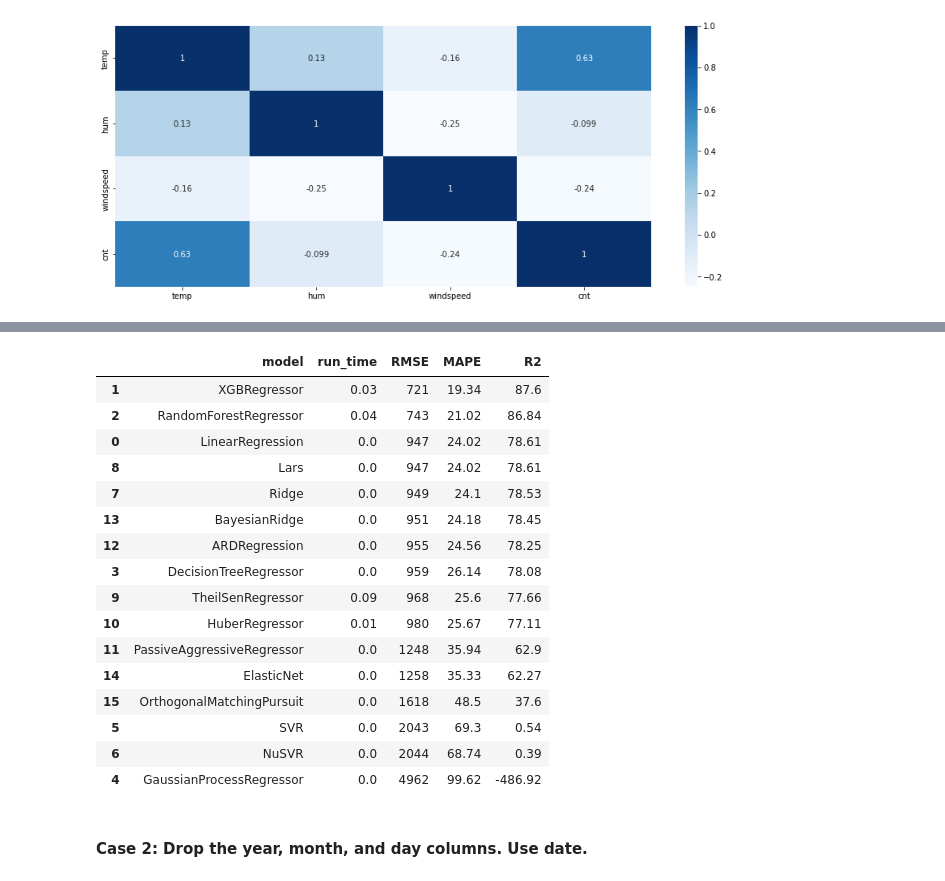
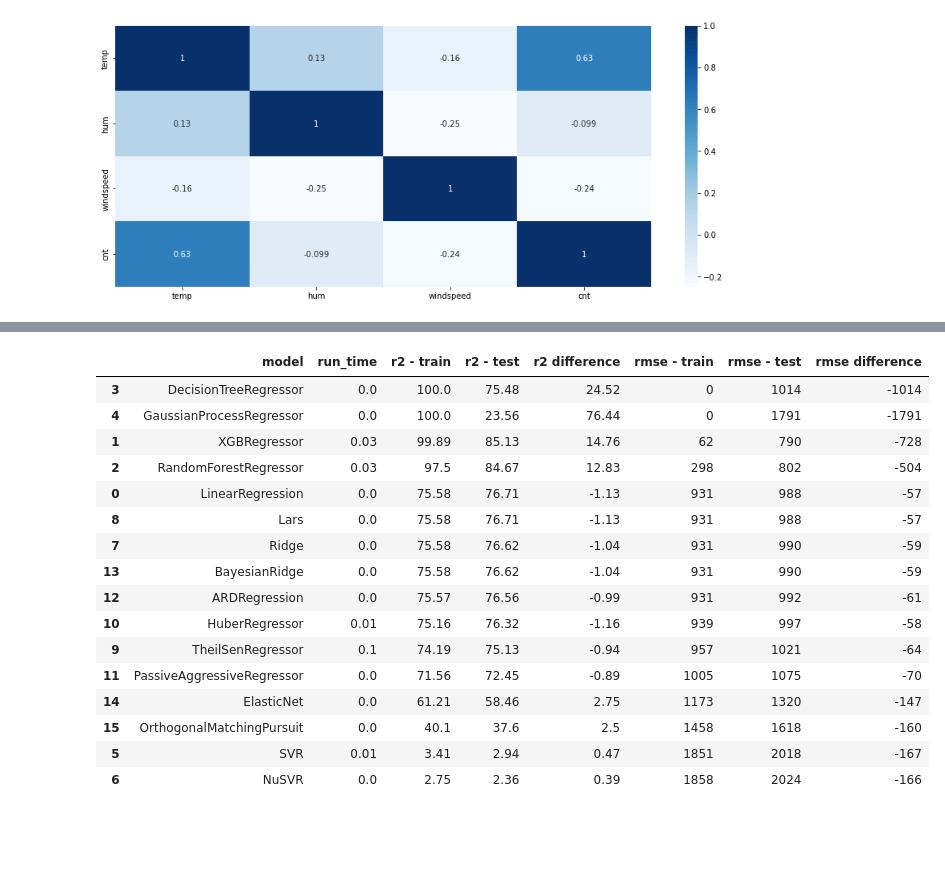
Before and after one commit to isabelgrau/ADMN5010-Operational-Analytics, a Jupyter notebook: ADMN5010 - Final Project - MariaIsabel Asharani.ipynb, the cells around one changed output, grey strips where cells are left out. Cells and saved outputs as stored; diff of their text form; code cells hidden in the pictures; blank space fills up the shorter version.

Commit message:
linear regression added

```diff
--- a/ADMN5010 - Final Project - MariaIsabel Asharani.ipynb
+++ b/ADMN5010 - Final Project - MariaIsabel Asharani.ipynb
@@ -146,4 +120,0 @@ Although columns 2-8 (from yr to weathersit) are categorical, this analysis will
-# %%
-df['dteday'] = pd.to_datetime(df['dteday'], format='%d-%m-%Y')
-df['day'] = df['day'].astype('int64')
-df.head()
@@ -245,0 +190,4 @@ The following observations can be made from the correlation matrix, scatterplots
+# %%
+# drop: date, workingday, hum, windspeed
+df = df.drop(['dteday', 'workingday', 'hum', 'windspeed'], axis = 1)
+df.head()
@@ -245,0 +213,5 @@ The following observations can be made from the correlation matrix, scatterplots
+# %%
+x = df.drop(['cnt'], axis = 1)
+y = df['cnt']
+
+x_train, x_test, y_train, y_test = train_test_split(x, y, test_size=0.3, random_state=0)
@@ -279,7 +264,7 @@ regressors = {
     "OrthogonalMatchingPursuit": OrthogonalMatchingPursuit(),
 }
 # %%
-df_models_1 = pd.DataFrame(columns=['model', 'run_time', 'RMSE', 'MAPE', 'R2'])
+df_models = pd.DataFrame(columns=['model', 'run_time','r2 - train', 'r2 - test', 'rmse - train', 'rmse - test'])
 
 for key in regressors:
 
@@ -288,23 +273,25 @@ for key in regressors:
     start_time = time.time()
 
     regressor = regressors[key]
-    model = regressor.fit(x1_train, y1_train)
-    y1_pred = model.predict(x1_test)
+    model = regressor.fit(x_train, y_train)
+    y_pred_train = model.predict(x_train)
+    y_pred_test = model.predict(x_test)
 
     scores = cross_val_score(model,
-                             x1_train,
-                             y1_train,
+                             x_train,
+                             y_train,
                              scoring="neg_mean_squared_error",
                              cv=10)
 
     row = {'model': key,
            'run_time': format(round((time.time() - start_time)/60,2)),
-           'RMSE': round(np.sqrt(mean_squared_error(y1_test, y1_pred))),
-           'MAPE': round(mean_absolute_percentage_error(y1_test, y1_pred)*100,2),
-           'R2' : round(r2_score(y1_test, y1_pred)*100,2)
+           'rmse - train': round(np.sqrt(mean_squared_error(y_train, y_pred_train))),
+           'rmse - test': round(np.sqrt(mean_squared_error(y_test, y_pred_test))),
+           'r2 - train' : round(r2_score(y_train, y_pred_train)*100,2),
+           'r2 - test' : round(r2_score(y_test, y_pred_test)*100,2)
     }
 
-    df_models_1 = df_models_1.append(row, ignore_index=True)
+    df_models = df_models.append(row, ignore_index=True)
 # %% [output]
 * LinearRegression
 * XGBRegressor
@@ -326,24 +313,25 @@ Parameters: { "silent" } might not be used.
 # %%
 # Order model results
 
-df_models_1.head(20).sort_values(by='RMSE', ascending=True)
+df_models.insert(4, 'r2 difference', df_models['r2 - train'] - df_models['r2 - test'])
+df_models['rmse difference'] = df_models['rmse - train'] - df_models['rmse - test']
+
+df_models.head(20).sort_values(by=['r2 - train', 'r2 - test'], ascending=False)
 # %% [output]
-|  | model | run_time | RMSE | MAPE | R2 |
-| 1 | XGBRegressor | 0.03 | 721 | 19.34 | 87.6 |
-| 2 | RandomForestRegressor | 0.04 | 743 | 21.02 | 86.84 |
-| 0 | LinearRegression | 0.0 | 947 | 24.02 | 78.61 |
-| 8 | Lars | 0.0 | 947 | 24.02 | 78.61 |
-| 7 | Ridge | 0.0 | 949 | 24.1 | 78.53 |
-| 13 | BayesianRidge | 0.0 | 951 | 24.18 | 78.45 |
-| 12 | ARDRegression | 0.0 | 955 | 24.56 | 78.25 |
-| 3 | DecisionTreeRegressor | 0.0 | 959 | 26.14 | 78.08 |
-| 9 | TheilSenRegressor | 0.09 | 968 | 25.6 | 77.66 |
-| 10 | HuberRegressor | 0.01 | 980 | 25.67 | 77.11 |
-| 11 | PassiveAggressiveRegressor | 0.0 | 1248 | 35.94 | 62.9 |
-| 14 | ElasticNet | 0.0 | 1258 | 35.33 | 62.27 |
-| 15 | OrthogonalMatchingPursuit | 0.0 | 1618 | 48.5 | 37.6 |
-| 5 | SVR | 0.0 | 2043 | 69.3 | 0.54 |
-| 6 | NuSVR | 0.0 | 2044 | 68.74 | 0.39 |
-| 4 | GaussianProcessRegressor | 0.0 | 4962 | 99.62 | -486.92 |
+|  | model | run_time | r2 - train | r2 - test | r2 difference | rmse - train | rmse - test | rmse difference |
+| 3 | DecisionTreeRegressor | 0.0 | 100.0 | 75.48 | 24.52 | 0 | 1014 | -1014 |
+| 4 | GaussianProcessRegressor | 0.0 | 100.0 | 23.56 | 76.44 | 0 | 1791 | -1791 |
+| 1 | XGBRegressor | 0.03 | 99.89 | 85.13 | 14.76 | 62 | 790 | -728 |
+| 2 | RandomForestRegressor | 0.03 | 97.5 | 84.67 | 12.83 | 298 | 802 | -504 |
+| 0 | LinearRegression | 0.0 | 75.58 | 76.71 | -1.13 | 931 | 988 | -57 |
+| 8 | Lars | 0.0 | 75.58 | 76.71 | -1.13 | 931 | 988 | -57 |
+| 7 | Ridge | 0.0 | 75.58 | 76.62 | -1.04 | 931 | 990 | -59 |
+| 13 | BayesianRidge | 0.0 | 75.58 | 76.62 | -1.04 | 931 | 990 | -59 |
+| 12 | ARDRegression | 0.0 | 75.57 | 76.56 | -0.99 | 931 | 992 | -61 |
+| 10 | HuberRegressor | 0.01 | 75.16 | 76.32 | -1.16 | 939 | 997 | -58 |
+| 9 | TheilSenRegressor | 0.1 | 74.19 | 75.13 | -0.94 | 957 | 1021 | -64 |
+| 11 | PassiveAggressiveRegressor | 0.0 | 71.56 | 72.45 | -0.89 | 1005 | 1075 | -70 |
+| 14 | ElasticNet | 0.0 | 61.21 | 58.46 | 2.75 | 1173 | 1320 | -147 |
+| 15 | OrthogonalMatchingPursuit | 0.0 | 40.1 | 37.6 | 2.5 | 1458 | 1618 | -160 |
+| 5 | SVR | 0.01 | 3.41 | 2.94 | 0.47 | 1851 | 2018 | -167 |
+| 6 | NuSVR | 0.0 | 2.75 | 2.36 | 0.39 | 1858 | 2024 | -166 |
-# %% [markdown]
-#### Case 2: Drop the year, month, and day columns. Use date.
```
Also changed, not shown: parts of 38 cells of this notebook.
